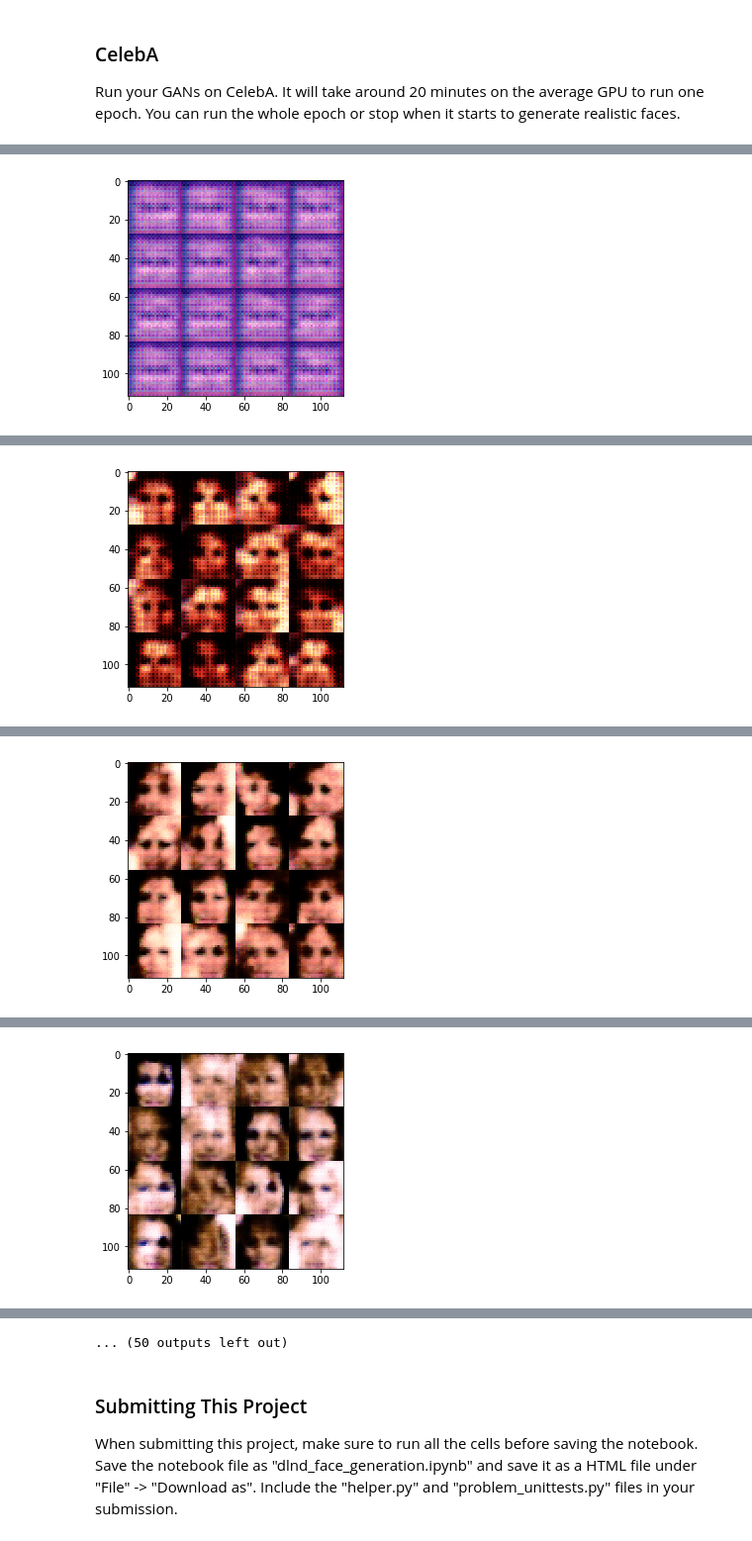
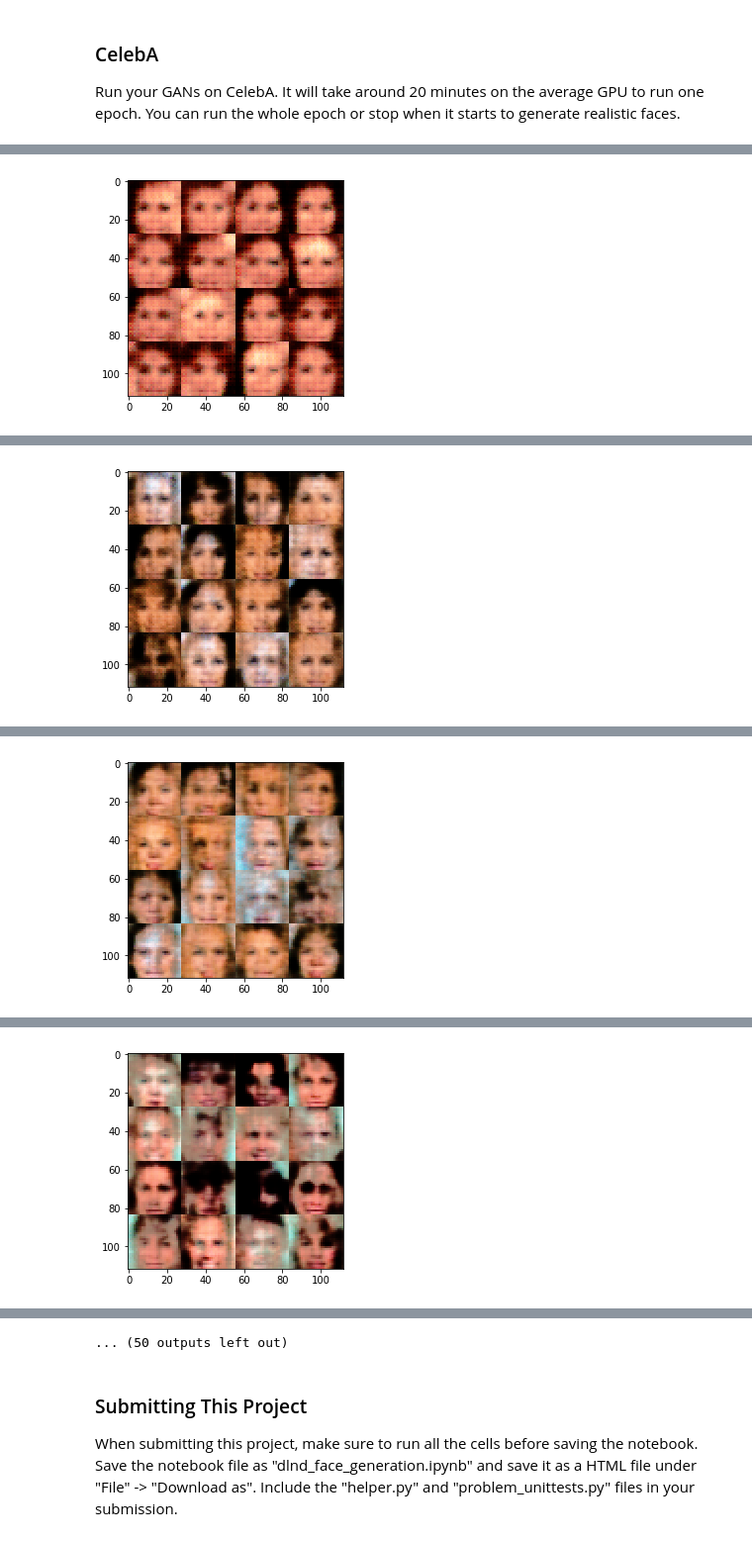
Before and after one commit to FreedomChal/deep_learning, a Jupyter notebook: face_generation_submit/dlnd_face_generation.ipynb, the cells around one changed output, grey strips where cells are left out. Shown at 99% size. Saved outputs shown, nothing was run; the diff lists cells and outputs as text; code cells hidden in the pictures.

Commit message:
make suggested changes of adding xavier initialization and runing the generator on data twice

```diff
--- a/face_generation_submit/dlnd_face_generation.ipynb
+++ b/face_generation_submit/dlnd_face_generation.ipynb
@@ -138,7 +138,7 @@ Implement `discriminator` to create a discriminator neural network that discrimi
 # %%
 alpha = 0.1
 keep_prob = 0.5
-keep_prob_discriminator = 0.8
+keep_prob_discriminator = 0.75
 dropout = 1 - keep_prob
 dropout_discriminator = 1 - keep_prob_discriminator
 # %%
@@ -192,39 +199,27 @@ def generator(z, out_channel_dim, is_train=True):
         l1 = tf.layers.dropout(l1, dropout, training=is_train)
         l1 = tf.reshape(l1, (-1, 7, 7, 512))
 
-        l2 = tf.layers.conv2d_transpose(l1, 256, 1, strides=2, padding='same')
+        l2 = tf.layers.conv2d_transpose(l1, 256, 1, strides=2, padding='same',
+                              kernel_initializer=tf.contrib.layers.xavier_initializer())
         l2 = tf.layers.batch_normalization(l2, training=is_train)
         l2 = leaky_relu(l2)
         l2 = tf.layers.dropout(l2, dropout, training=is_train)
 
-        l2 = tf.layers.conv2d_transpose(l2, 128, 3, strides=2, padding='same')
+        l2 = tf.layers.conv2d_transpose(l2, 128, 3, strides=2, padding='same',
+                              kernel_initializer=tf.contrib.layers.xavier_initializer())
         l2 = tf.layers.batch_normalization(l2, training=is_train)
         l2 = leaky_relu(l2)
         l2 = tf.layers.dropout(l2, dropout, training=is_train)
 
-        l2 = tf.layers.conv2d_transpose(l2, 64, 7, strides=1, padding='same')
+        l2 = tf.layers.conv2d_transpose(l2, 64, 7, strides=1, padding='same',
+                              kernel_initializer=tf.contrib.layers.xavier_initializer())
         l2 = tf.layers.batch_normalization(l2, training=is_train)
         l2 = leaky_relu(l2)
         l2 = tf.layers.dropout(l2, dropout, training=is_train)
 
-        #28*28
-        #l3 = tf.layers.conv2d_transpose(l2, 32, 4, strides=1, padding='same')
-        # too much batch normalization causes blurring
-        #l3 = tf.layers.batch_normalization(l3, training=is_train)
-        #l3 = leaky_relu(l3)
-        #l3 = tf.layers.dropout(l3, dropout, training=is_train)
-
-        #l4 = tf.layers.conv2d_transpose(l3, 16, 2, strides=1, padding='same')
-        #l4 = tf.layers.batch_normalization(l4, training=is_train)
-        #l4 = leaky_relu(l4)
-        #l4 = tf.layers.dropout(l4, dropout, training=is_train)
-
-        #l4 = tf.layers.conv2d_transpose(l4, 8, 1, strides=1, padding='same')
-        #l4 = leaky_relu(l4)
-        #l4 = tf.layers.dropout(l4, dropout, training=is_train)
-
         # Output layer
-        logits = tf.layers.conv2d_transpose(l2, out_channel_dim, 1, strides=1, padding='same')
+        logits = tf.layers.conv2d_transpose(l2, out_channel_dim, 1, strides=1, padding='same',
+                              kernel_initializer=tf.contrib.layers.xavier_initializer())
         # 28*28
         out = tf.tanh(logits)
     return out
@@ -375,7 +370,8 @@ def train(epoch_count, batch_size, z_dim, learning_rate, beta1, get_batches, dat
                 # Sample random noise for G
                 batch_z = np.random.uniform(-1, 1, size=(batch_size, z_dim))
                 _ = sess.run(d_train, feed_dict={input_images: batch_images, input_z: batch_z, l_rate: learning_rate})
-                _ = sess.run(g_train, feed_dict={input_images: batch_images, input_z: batch_z, l_rate: learning_rate})
+                for i in [None, None]:
+                    _ = sess.run(g_train, feed_dict={input_images: batch_images, input_z: batch_z, l_rate: learning_rate})
                 if steps % print_every == 0:
                     # At the end of each epoch, get the losses and print them out
                     train_loss_d = sess.run(d_loss, {input_z: batch_z, input_images: batch_images})
@@ -423,7 +420,7 @@ Run your GANs on CelebA.  It will take around 20 minutes on the average GPU to r
 # %%
 batch_size = 64
 z_dim = 100
-learning_rate = 0.0005
+learning_rate = 0.001
 beta1 = 0.1
 
 
@@ -441 +438 @@ Epoch 1/1... Discriminator Loss: 0.4214... Generator Loss: 2.9483
-[figure, old version]
+[figure, new version]
@@ -443 +440 @@ Epoch 1/1... Discriminator Loss: 0.6205... Generator Loss: 1.5442
-[figure, old version]
+[figure, new version]
@@ -445 +442 @@ Epoch 1/1... Discriminator Loss: 0.6586... Generator Loss: 2.2763
-[figure, old version]
+[figure, new version]
@@ -447 +444 @@ Epoch 1/1... Discriminator Loss: 0.6428... Generator Loss: 1.7915
-[figure, old version]
+[figure, new version]
```
Also changed, not shown: parts of 3 cells of this notebook.
